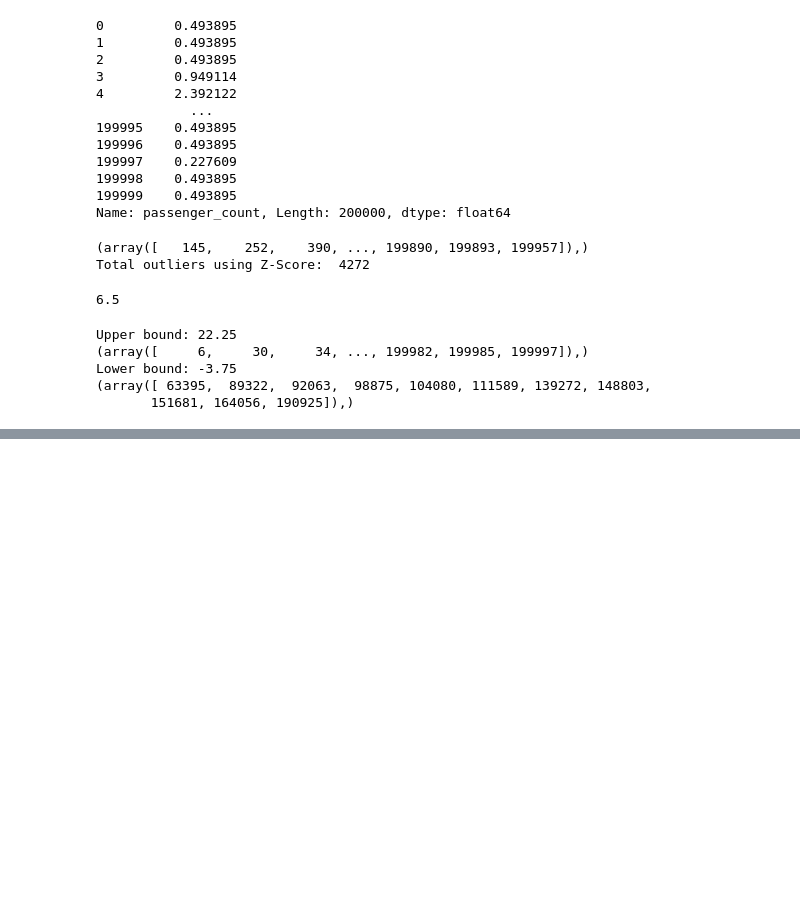
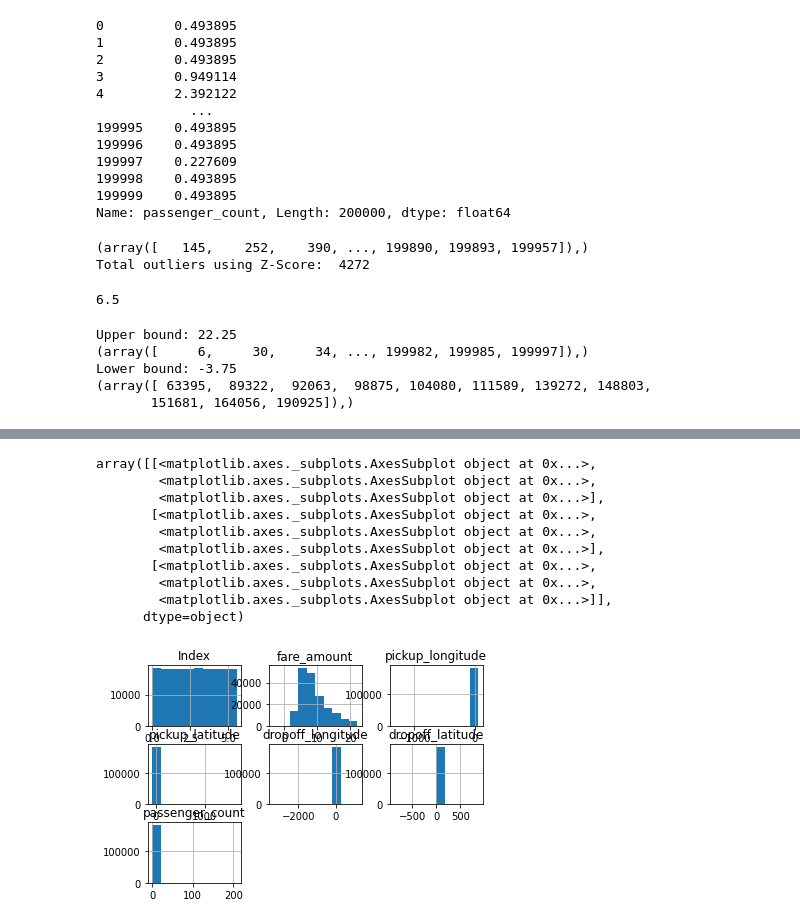
Before and after one commit to RohanDoshi21/PICT-TE-SEM6-DSBDAL, a Jupyter notebook: Assignment2.ipynb, the cells around one changed output, grey strips where cells are left out. Cells and saved outputs as stored; diff of their text form; code cells hidden in the pictures; blank space fills up the shorter version.

```diff
--- a/Assignment2.ipynb
+++ b/Assignment2.ipynb
@@ -162,0 +212,14 @@ Lower bound: -3.75
+# %%
+df.hist() # This function will plot historgram for each column
+# %% [output]
+array([[<matplotlib.axes._subplots.AxesSubplot object at 0x...>,
+        <matplotlib.axes._subplots.AxesSubplot object at 0x...>,
+        <matplotlib.axes._subplots.AxesSubplot object at 0x...>],
+       [<matplotlib.axes._subplots.AxesSubplot object at 0x...>,
+        <matplotlib.axes._subplots.AxesSubplot object at 0x...>,
+        <matplotlib.axes._subplots.AxesSubplot object at 0x...>],
+       [<matplotlib.axes._subplots.AxesSubplot object at 0x...>,
+        <matplotlib.axes._subplots.AxesSubplot object at 0x...>,
+        <matplotlib.axes._subplots.AxesSubplot object at 0x...>]],
+      dtype=object)
+[figure, added]
```
Also changed, not shown: parts of 10 cells of this notebook.
